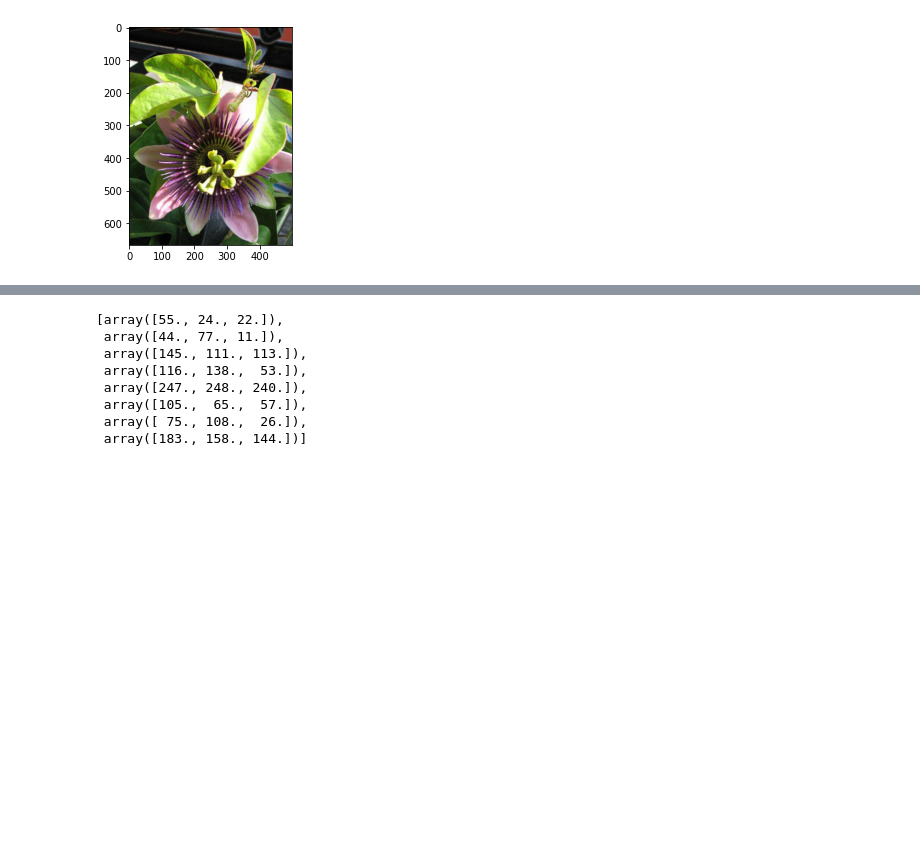
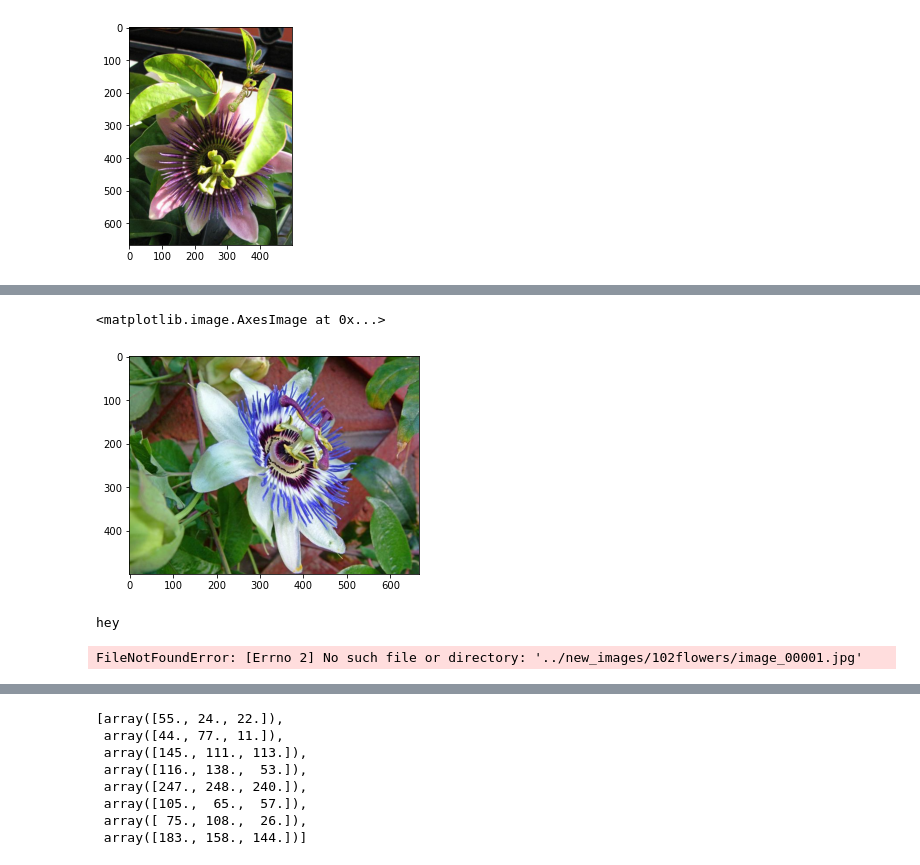
Before and after one commit to teresacigna/Progetto_AML, a Jupyter notebook: Script/prove_scontorno.ipynb, the cells around one changed output, grey strips where cells are left out. Cells and saved outputs as stored; diff of their text form; code cells hidden in the pictures; blank space fills up the shorter version.

```diff
--- a/Script/prove_scontorno.ipynb
+++ b/Script/prove_scontorno.ipynb
@@ -63,0 +86,8 @@ remove_green('images/image_00007.jpg')
+# %%
+original = cv2.imread('images/image_00064.jpg')
+original = cv2.cvtColor(original, cv2.COLOR_BGR2RGB)
+# %%
+plt.imshow(original)
+# %% [output]
+<matplotlib.image.AxesImage at 0x...>
+[figure, added]
@@ -63,0 +118,6 @@ remove_green('images/image_00007.jpg')
+# %%
+for image in list_files:
+    binary_mask_image(image)
+# %% [output]
+hey
+FileNotFoundError: [Errno 2] No such file or directory: '../new_images/102flowers/image_00001.jpg'
```
Also changed, not shown: parts of 30 cells of this notebook.
